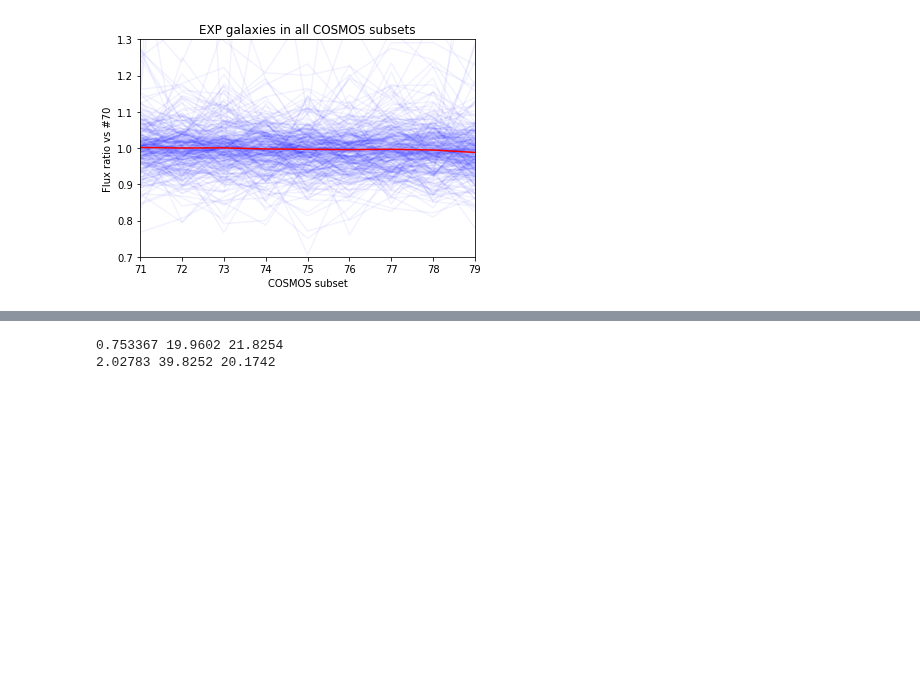
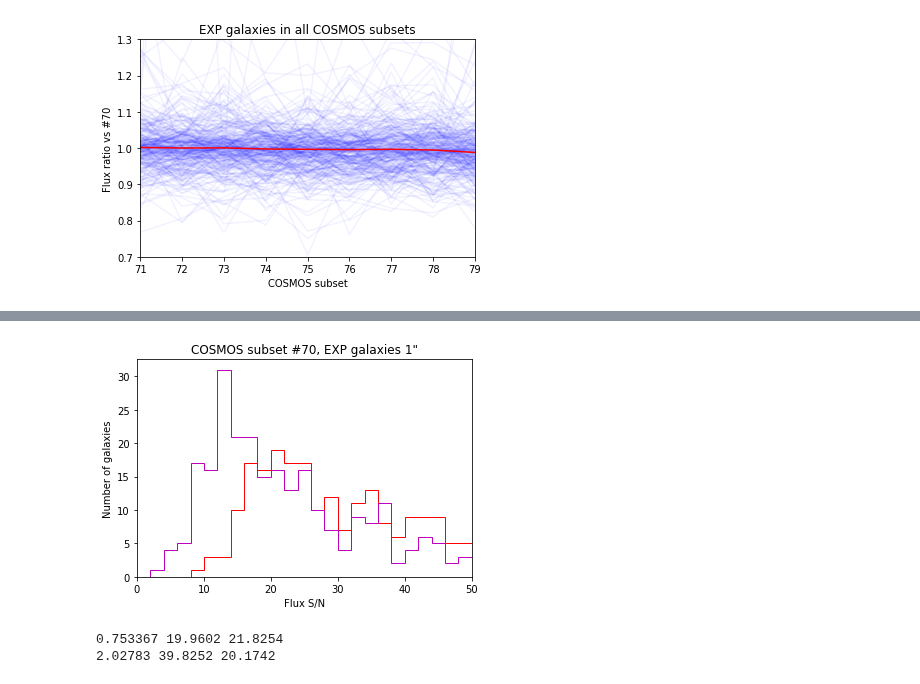
Before and after one commit to legacysurvey/legacypipe, a Jupyter notebook: py/legacyanalysis/cosmos-dr7.ipynb, the cells around one changed output, grey strips where cells are left out. Saved outputs shown, nothing was run; the diff lists cells and outputs as text; code cells hidden in the pictures; blank space fills up the shorter version.

```diff
--- a/py/legacyanalysis/cosmos-dr7.ipynb
+++ b/py/legacyanalysis/cosmos-dr7.ipynb
@@ -325,3 +352,13 @@ plt.axis([0.7, 1.4, 0.7, 1.4]);
+# %%
+plt.hist(M0.r_sn, range=(0,50), bins=25, histtype='step', color='r');
+plt.hist(M0.z_sn, range=(0,50), bins=25, histtype='step', color='m');
+plt.xlabel('Flux S/N');
+plt.ylabel('Number of galaxies');
+plt.xlim(0,50);
+plt.title('COSMOS subset #70, EXP galaxies 1"')
+plt.savefig('sn.png');
+# %% [output]
+[figure, added]
 # %%
 # Now drill down on some example galaxies.
 i1 = np.argmin(np.abs(E70.shapeexp_r - 0.75) + np.abs(E70.r_sn - 20)/20)
```
Also changed, not shown: parts of 5 cells of this notebook.
